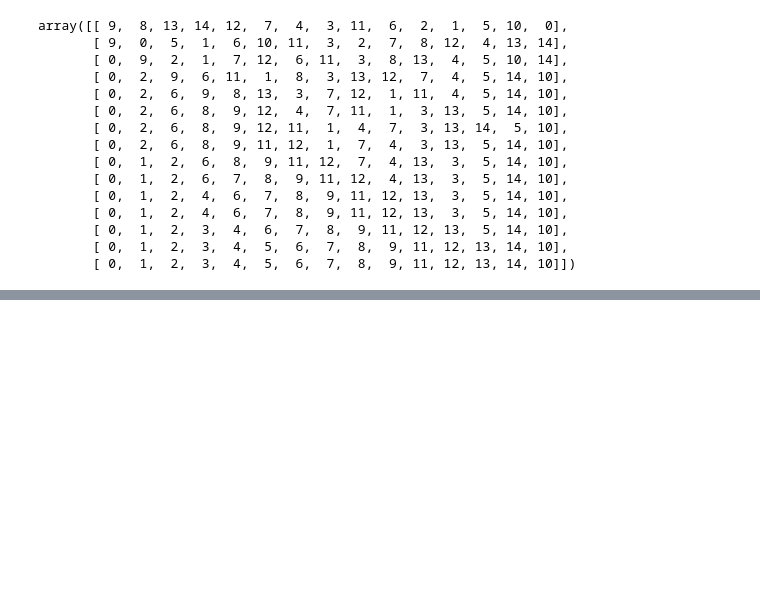
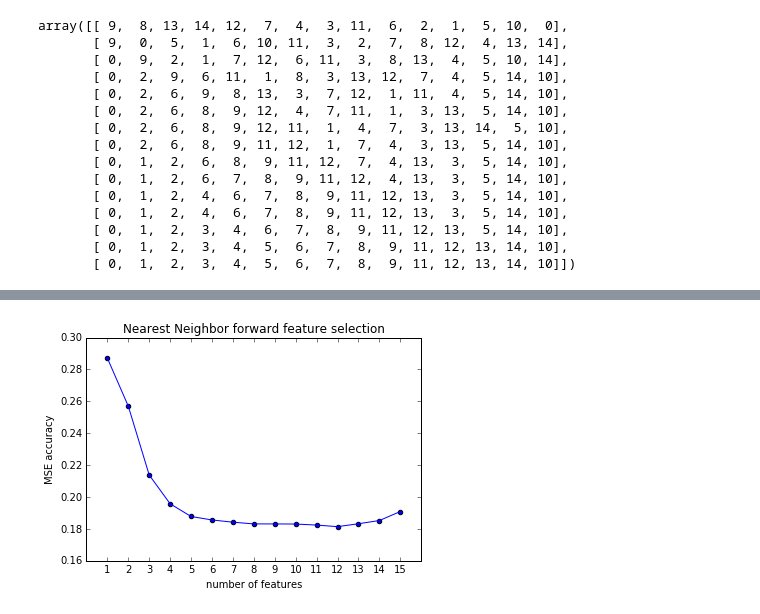
Before and after one commit to MartinMetaksov/diku.LSDA, a Jupyter notebook: hw5/src/neighbors/NN-kd.ipynb, the cells around one changed output, grey strips where cells are left out. Drawn from its saved outputs; the diff is of its cells as text; code cells hidden in the pictures; blank space fills up the shorter version.

```diff
--- a/hw5/src/neighbors/NN-kd.ipynb
+++ b/hw5/src/neighbors/NN-kd.ipynb
@@ -117,7 +117,7 @@ for fi in range(n_feat):
         print("Fitting for columns %s ..." % str(f))
         %time model.fit(Xtr, ytrain)
         pred = model.predict(Xvd)
-        results[n_features-1,i] = mse(yvalidation, pred)
+        results[n_features-1,i] = mse(yvd, pred)
     best = np.argsort(results,1)[n_features-1][fi]
     fs.append(best);
 # %% [output]
@@ -141,10 +141,10 @@ Wall time: 239 ms
 # %%
 # test with the 5 best features
-Xtr = X_tr[:,fs]
-Xvd = X_vd[:,fs]
-print("Fitting for columns %s ..." % str(fs))
+Xtr = X_tr[:,fs[0:5]]
+Xvd = X_vd[:,fs[0:5]]
+print("Fitting for columns %s ..." % str(fs[0:5]))
 model.fit(Xtr, ytrain)
-pred = model.predict(Xvd)
-print("Best MSE is %f ..." % mse(yvalidation, pred))
+%time pred = model.predict(Xvd)
+print("Best MSE is %f ..." % mse(yvd, pred))
 # %% [output]
 Fitting for columns [9, 0, 2, 6, 8] ...
@@ -167,3 +169,14 @@ array([[ 9,  8, 13, 14, 12,  7,  4,  3, 11,  6,  2,  1,  5, 10,  0],
        [ 0,  1,  2,  3,  4,  6,  7,  8,  9, 11, 12, 13,  5, 14, 10],
        [ 0,  1,  2,  3,  4,  5,  6,  7,  8,  9, 11, 12, 13, 14, 10],
        [ 0,  1,  2,  3,  4,  5,  6,  7,  8,  9, 11, 12, 13, 14, 10]])
+# %%
+pred = {}
+X = range(1,16)
+for i in X:
+    Xtr = X_tr[:,fs[0:i]]
+    Xvd = X_vd[:,fs[0:i]]
+    print("Fitting for columns %s ..." % str(fs[0:i]))
+    model.fit(Xtr, ytrain)
+    p = model.predict(Xvd)
+    pred[i]=mse(yvd, p)
+    print("Got MSE %f ..." % pred[i])
@@ -169,0 +201,11 @@ array([[ 9,  8, 13, 14, 12,  7,  4,  3, 11,  6,  2,  1,  5, 10,  0],
+# %%
+import matplotlib.pyplot as plt
+plt.plot(X,pred.values())
+plt.scatter(X,pred.values())
+plt.xticks(X)
+plt.xlabel("number of features")
+plt.ylabel("MSE accuracy")
+plt.title("Nearest Neighbor forward feature selection")
+plt.show()
+# %% [output]
+[figure, added]
```
Also changed, not shown: parts of 6 cells of this notebook.
